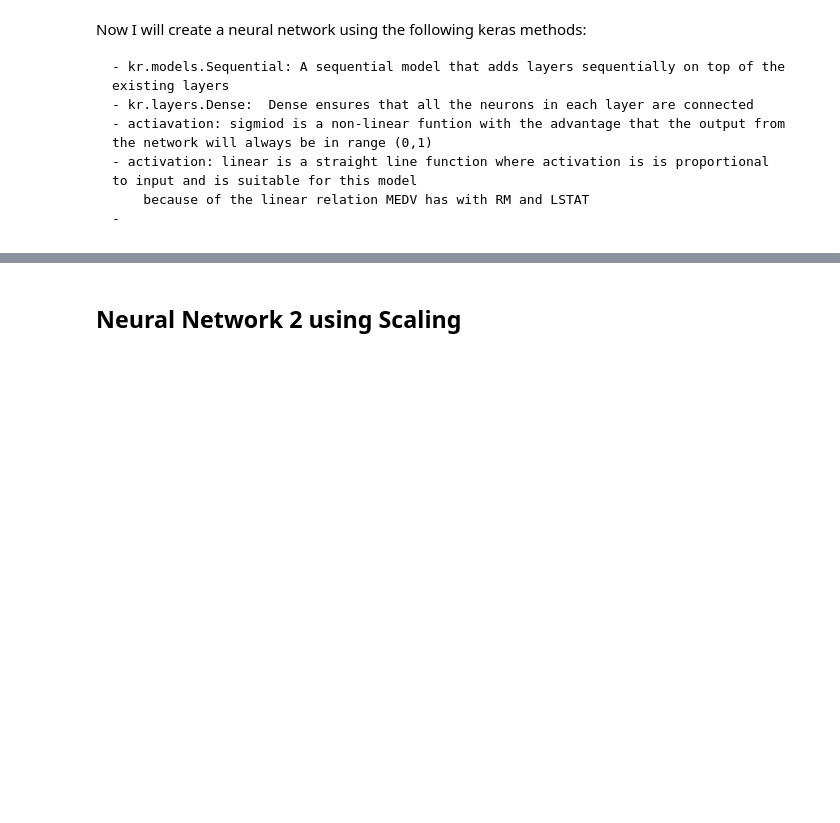
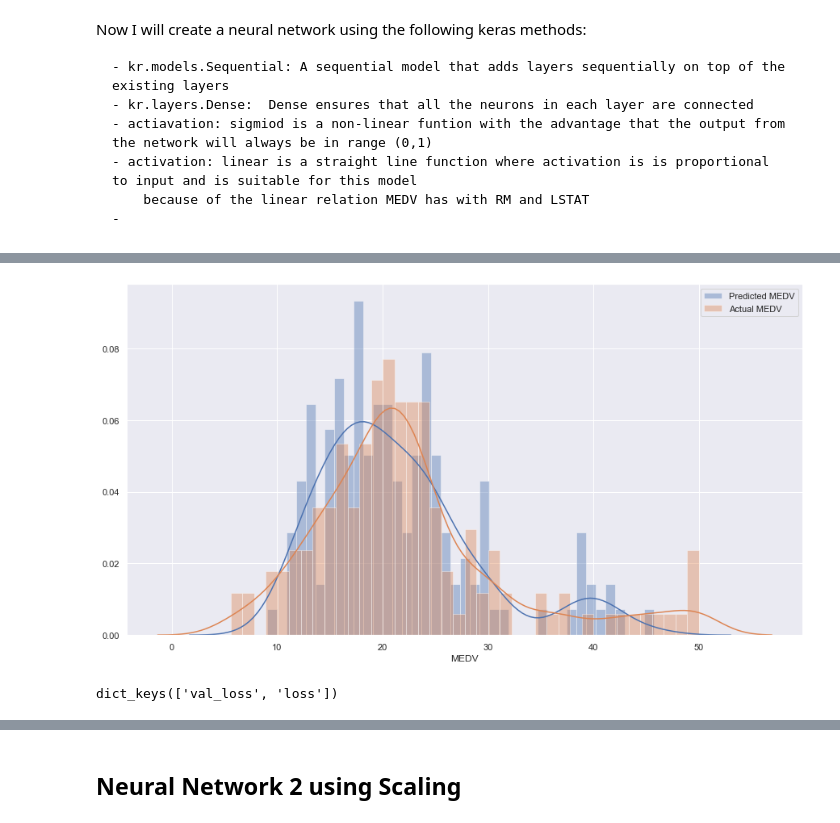
Before and after one commit to donalcarr/Machine-Learning-Assessment-2019, a Jupyter notebook: Machine Learning - Boston Housing Dataset.ipynb, the cells around one changed output, grey strips where cells are left out. Saved outputs shown, nothing was run; the diff lists cells and outputs as text; code cells hidden in the pictures; blank space fills up the shorter version.

```diff
--- a/Machine Learning - Boston Housing Dataset.ipynb
+++ b/Machine Learning - Boston Housing Dataset.ipynb
@@ -626,2 +647,2 @@ _________________________________________________________________
 # %%
-m.predict(x_test).T
+predictions = m.predict(x_test).T
@@ -663,0 +667,12 @@ array([32.2, 22.8, 43.8, 21.8, 20.9, 22.9, 20. , 10.2, 50. , 19.1, 24.7,
+# %%
+##Predicted MEDV vs Actual EDV
+sns.distplot(predictions, bins=40, label='Predicted MEDV')
+sns.distplot(y_test, bins=40, label='Actual MEDV')
+plt.legend()
+plt.show()
+# %% [output]
+[figure, added]
+# %%
+print(history.history.keys())
+# %% [output]
+dict_keys(['val_loss', 'loss'])
```
Also changed, not shown: parts of 36 cells of this notebook.
